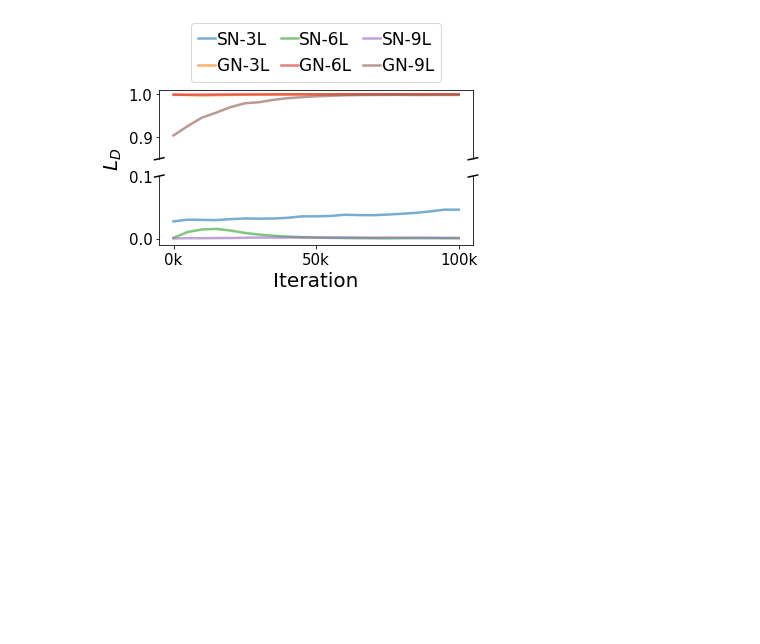
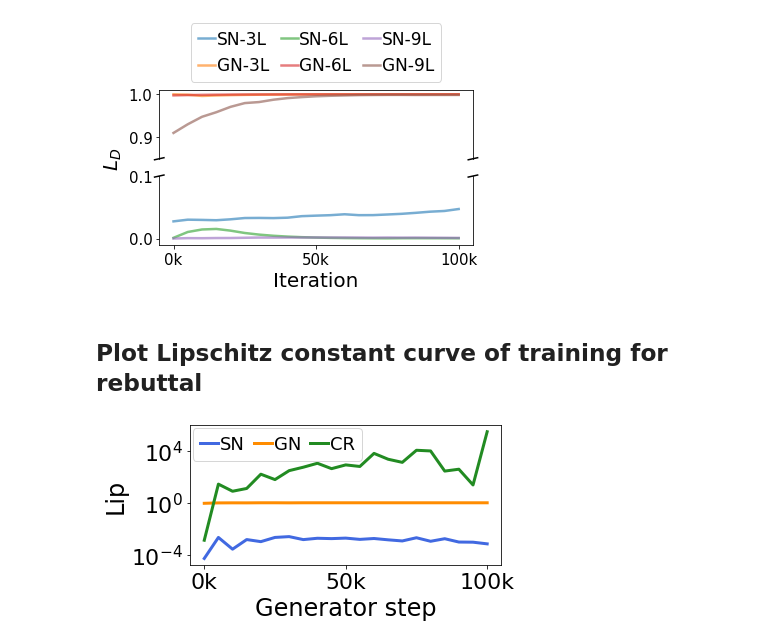
Before and after one commit to basiclab/Faster-GNGAN-PyTorch, a Jupyter notebook: vis_lipschitz_comparison.ipynb, the cells around one changed output. Cells and saved outputs as stored; diff of their text form; code cells hidden in the pictures; blank space fills up the shorter version.

Commit message:
iccv rebuttal backup

```diff
--- a/vis_lipschitz_comparison.ipynb
+++ b/vis_lipschitz_comparison.ipynb
@@ -351,20 +441,26 @@ values.update(torch.load('GN-9L.pt'))
 # %%
-legend_fontsize = 20
+legend_fontsize = 17
 ticks_fontsize = 15
 label_fontsize = 20
 
 more_values = defaultdict(list)
-order = ['SN-3L', 'GN-3L', 'SN-6L', 'GN-6L', 'SN-9L', 'GN-9L']
-for legend_name in order:
-    gns = values[legend_name]
+content = {
+    'SN-3L': 'SN.CNN3',
+    'GN-3L': 'GN.CNN3',
+    'SN-6L': 'SN.CNN6',
+    'GN-6L': 'GN.CNN6',
+    'SN-9L': 'SN.CNN9',
+    'GN-9L': 'GN.CNN9',
+}
+for legend_name, cache_name in content.items():
+    cache_path = os.path.join(cache_root, f'{cache_name}.SN.pt')
+    gns = torch.load(cache_path)
     x = [1] + list(range(5000, 100001, 5000))
     y = []
-    for fake_gn, real_gn, midd_gn in zip(gns['fake'], gns['real'], gns['midd']):
+    for fake_gn, real_gn in zip(gns['fake'], gns['real']):
         max_gn = max([fake_gn, real_gn])
         y.append(max_gn)
     more_values[legend_name] = (x, y)
-
-legend_fontsize = 17
 
 fig, (ax1, ax2) = plt.subplots(2, 1, sharex=True, figsize=(5.5, 4))
 fig.subplots_adjust(hspace=5)
@@ -414,3 +510,59 @@ fig.tight_layout()
 plt.savefig('./figures/vis_lipschitz_vs_depth.png')
 # %% [output]
 [figure]
+# %% [markdown]
+## Plot Lipschitz constant curve of training for rebuttal
+# %%
+ticks_fontsize = 22
+label_fontsize = 24
+legend_fontsize = 18
+
+content = {
+    'SN': {
+        'cache_name': 'SN.CNN9',
+        'color': 'royalblue',
+    },
+    'GN': {
+        'cache_name': 'GN.CNN9',
+        'color': 'darkorange',
+    },
+    'CR': {
+        'cache_name': 'CR.CNN9',
+        'color': 'forestgreen',
+    }
+}
+include = ['fake', 'real']
+
+plt.figure(figsize=(6, 3))
+for legend_name, cfg in content.items():
+    cache_path = os.path.join(cache_root, f'{cfg["cache_name"]}.SN.pt')
+    gns = torch.load(cache_path)
+    y_max = []
+    y_min = []
+    for gn in zip(*[gns[key] for key in include]):
+        y_max.append(max(gn))
+        y_min.append(min(gn))
+    x = [1] + list(range(5000, 100001, 5000))
+    plt.plot(x, y_max, label=legend_name, color=cfg['color'], linewidth=3.0)
+
+xticks = [0, 50000, 100000]
+xticks_label = ['%dk' % (x / 1000) for x in xticks]
+plt.xticks(xticks, xticks_label, fontsize=ticks_fontsize)
+plt.xlabel('Generator step', fontsize=label_fontsize)
+
+plt.yscale("log")
+yticks = [1e-4, 1, 1e4]
+plt.yticks(yticks, fontsize=ticks_fontsize)
+plt.ylabel('Lip', fontsize=label_fontsize)
+
+plt.legend(
+    loc='upper left', fontsize=legend_fontsize,
+    ncol=3, columnspacing=0.5, handlelength=1.0, handletextpad=0.1,
+    bbox_to_anchor=(-0.02, 1.045))
+# plt.legend(
+#     loc='upper left', fontsize=legend_fontsize,
+#     ncol=3, columnspacing=0.5, handlelength=1.0, handletextpad=0.1)
+plt.tight_layout()
+plt.savefig('./figures/vis_lipschitz_of_gn_and_cr.png')
+# %% [output]
+[figure, added]
```
Also changed, not shown: parts of 17 cells of this notebook, 1 other file.
